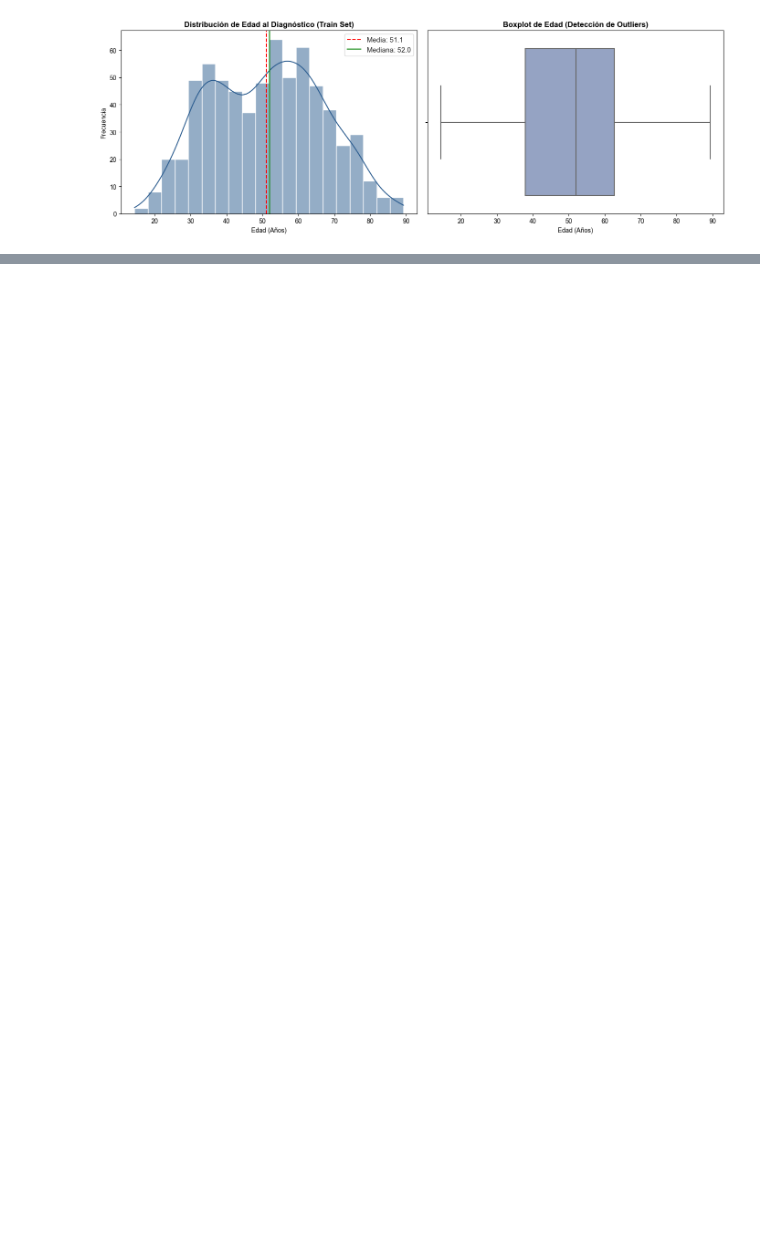
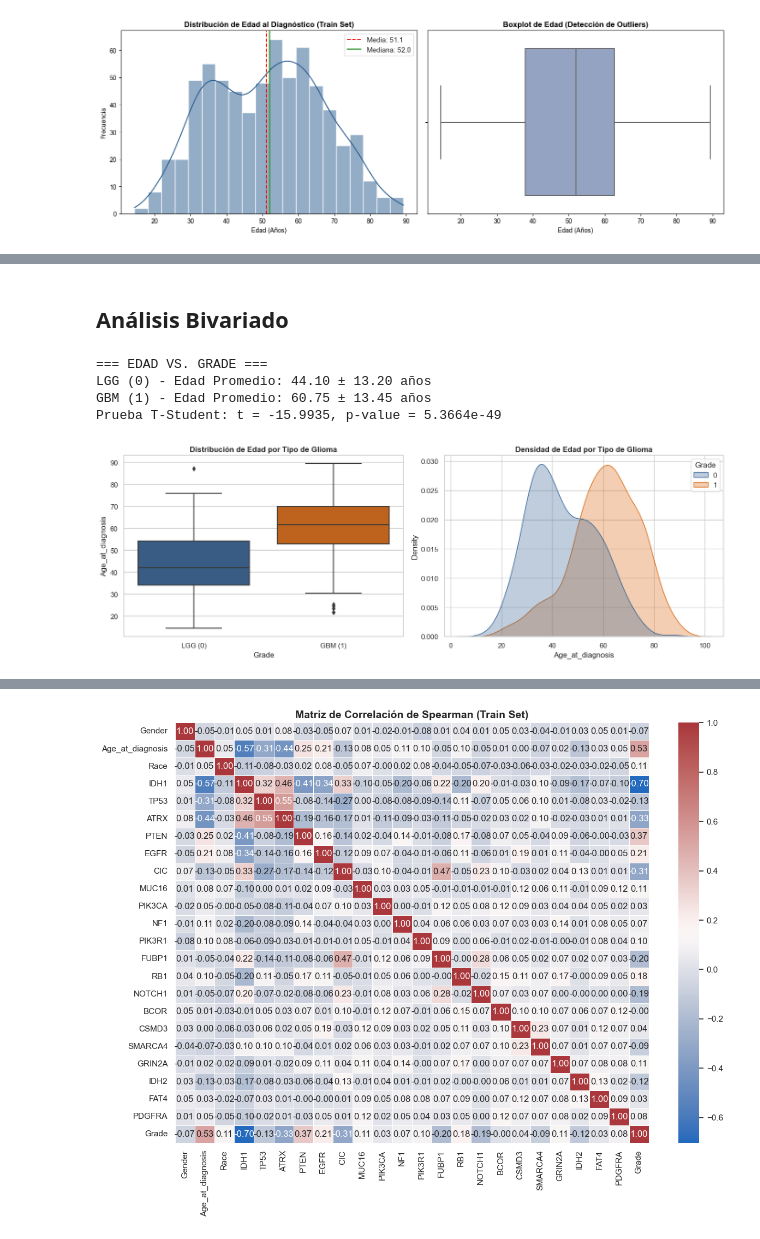
Before and after one commit to joshua2412-a/Prueba, a Jupyter notebook: _sources/notebooks2.ipynb, the cells around one changed output, grey strips where cells are left out. Saved outputs shown, nothing was run; the diff lists cells and outputs as text; code cells hidden in the pictures; blank space fills up the shorter version.

```diff
--- a/_sources/notebooks2.ipynb
+++ b/_sources/notebooks2.ipynb
@@ -330,0 +378,79 @@ La variable continua Age_at_diagnosis registra una media de 51.10 años ($\pm 15
+# %% [markdown]
+## Análisis Bivariado
+# %%
+# Configuración gráfica
+sns.set_theme(style="whitegrid")
+plt.rcParams['figure.figsize'] = (10, 6)
+
+lgg_age = train_data[train_data['Grade'] == 0]['Age_at_diagnosis']
+gbm_age = train_data[train_data['Grade'] == 1]['Age_at_diagnosis']
+
+t_stat, p_val_age = ttest_ind(lgg_age, gbm_age)
+
+print("=== EDAD VS. GRADE ===")
+print(f"LGG (0) - Edad Promedio: {lgg_age.mean():.2f} ± {lgg_age.std():.2f} años")
+print(f"GBM (1) - Edad Promedio: {gbm_age.mean():.2f} ± {gbm_age.std():.2f} años")
+print(f"Prueba T-Student: t = {t_stat:.4f}, p-value = {p_val_age:.4e}\n")
+
+# Gráficos de Edad
+fig, axes = plt.subplots(1, 2, figsize=(14, 5))
+sns.boxplot(data=train_data, x='Grade', y='Age_at_diagnosis', palette=['#2b5c8f', '#d95f02'], ax=axes[0])
+axes[0].set_title('Distribución de Edad por Tipo de Glioma', fontweight='bold')
+axes[0].set_xticklabels(['LGG (0)', 'GBM (1)'])
+
+sns.kdeplot(data=train_data, x='Age_at_diagnosis', hue='Grade', palette=['#2b5c8f', '#d95f02'], common_norm=False, fill=True, alpha=0.3, ax=axes[1])
+axes[1].set_title('Densidad de Edad por Tipo de Glioma', fontweight='bold')
+plt.tight_layout()
+plt.show()
+
+# ------------------------------------------------------------------------------
+# 3. ANÁLISIS BIVARIADO: MUTACIONES VS. GRADE (PRUEBA CHI-CUADRADO)
+# ------------------------------------------------------------------------------
+chi2_results = []
+cat_cols = [c for c in train_data.columns if c not in ['Grade', 'Age_at_diagnosis']]
+
+for col in cat_cols:
+    contingency = pd.crosstab(train_data[col], train_data['Grade'])
+    chi2, p, dof, ex = chi2_contingency(contingency)
+
+    pct_lgg = (train_data[train_data['Grade'] == 0][col].sum() / len(lgg_age)) * 100
+    pct_gbm = (train_data[train_data['Grade'] == 1][col].sum() / len(gbm_age)) * 100
+
+    chi2_results.append({
+        'Variable': col,
+        '% en LGG (0)': round(pct_lgg, 1),
+        '% en GBM (1)': round(pct_gbm, 1),
+        'Chi2 Stat': round(chi2, 2),
+        'p-value': p
+    })
+
+chi2_df = pd.DataFrame(chi2_results).sort_values(by='p-value')
+print("=== TOP 10 MUTACIONES/VARIABLES ASOCIADAS A GRADE (CHI-CUADRADO) ===")
+print(chi2_df.head(10).to_string(index=False))
+
+# ------------------------------------------------------------------------------
+# 4. ANÁLISIS DE CORRELACIÓN DE SPEARMAN
+# ------------------------------------------------------------------------------
+corr_matrix = train_data.corr(method='spearman')
+
+# Heatmap
+plt.figure(figsize=(14, 10))
+sns.heatmap(corr_matrix, cmap='vlag', annot=True, fmt='.2f', linewidths=0.5)
+plt.title('Matriz de Correlación de Spearman (Train Set)', fontweight='bold', fontsize=14)
+plt.show()
+
+# Correlación directa con Target (Grade)
+target_corr = corr_matrix['Grade'].drop('Grade').sort_values(ascending=False)
+
+plt.figure(figsize=(8, 6))
+sns.barplot(x=target_corr.values, y=target_corr.index, palette='vlag')
+plt.title('Correlación de Spearman con la Severidad (Grade)', fontweight='bold')
+plt.axvline(0, color='black', linestyle='--', linewidth=0.8)
+plt.tight_layout()
+plt.show()
+# %% [output]
+=== EDAD VS. GRADE ===
+LGG (0) - Edad Promedio: 44.10 ± 13.20 años
+GBM (1) - Edad Promedio: 60.75 ± 13.45 años
+Prueba T-Student: t = -15.9935, p-value = 5.3664e-49
+[figure, added]
@@ -330,0 +469 @@ La variable continua Age_at_diagnosis registra una media de 51.10 años ($\pm 15
+[figure, added]
```
Also changed, not shown: parts of 34 cells of this notebook, 24 other files.
